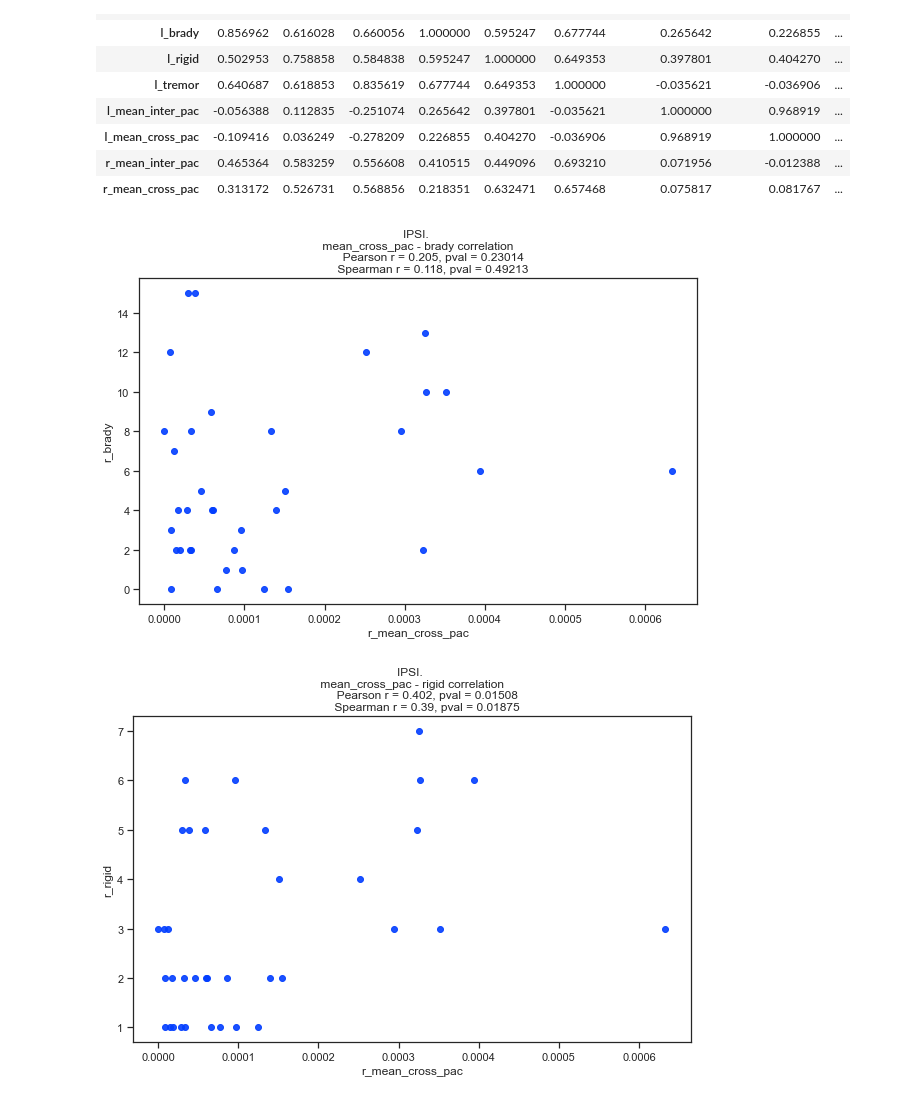
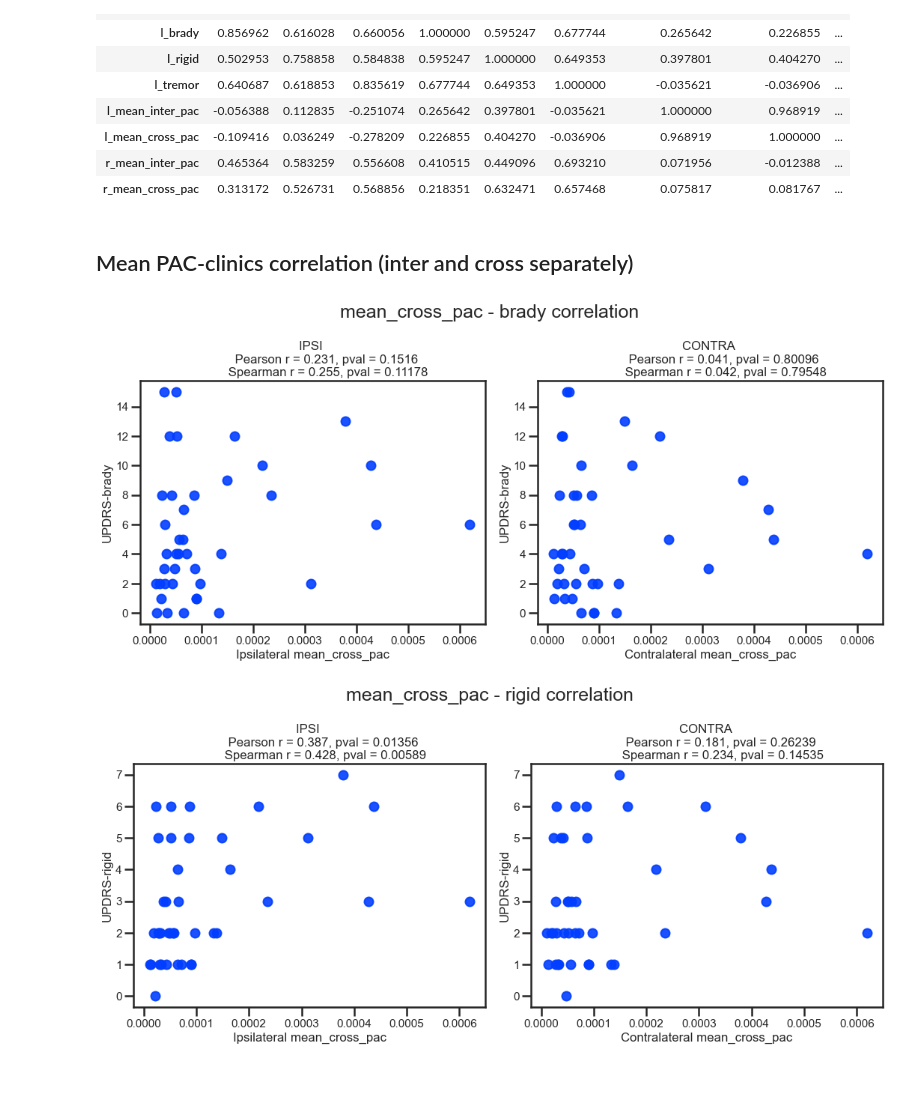
Before and after one commit to atimcenko/pac, a Jupyter notebook: dev_clinics_correlation.ipynb, the cells around one changed output. Cells and saved outputs as stored; diff of their text form; code cells hidden in the pictures.

```diff
--- a/dev_clinics_correlation.ipynb
+++ b/dev_clinics_correlation.ipynb
@@ -174,7 +223,7 @@ p2 = load_patient(2)
 p3 = load_patient(3)
 p4 = load_patient(4)
 p5 = load_patient(5)
-#p6 = load_patient(6)
+p6 = load_patient(6)
 # %% [output]
 Patient directory:  D:\LAB\AlexPAC\data\Patient1
 Patient directory:  D:\LAB\AlexPAC\data\Patient2
@@ -394,30 +420,82 @@ df.to_csv('clinics_with_pac.csv', sep=',')
+# %% [markdown]
+## Mean PAC-clinics correlation (inter and cross separately)
 # %%
+sns.set_context('poster', font_scale=0.7)
+sns.color_palette('bright')
+
+with open('path_data.txt', 'r') as f:
+    data_path = f.readline()
+
+save_path = os.path.join(data_path, 'im_common', 'PAC and clinics correlation')
+
+try:
+    os.makedirs(save_path)
+except:
+    pass
+
+
 sides = ['l', 'r']
 sides_titles = ["LEFT", "RIGHT"]
 
-# IPSI
 
+counter = 1
 for pac_type in ['mean_cross_pac', 'mean_inter_pac']:
     for symptom in ['brady', 'rigid', 'tremor']:
+        fig, axes = plt.subplots(1, 2, figsize=(15, 7))
+        plt.suptitle(f"{pac_type} - {symptom} correlation ", fontsize=25)
+
+        """IPSILATERAL"""
         x1 = df[f"{sides[0]}_{pac_type}"]
         y1 = df[f"{sides[0]}_{symptom}"]
         # regardless of side, choose ipsilateral data
         x2 = df[f"{sides[1]}_{pac_type}"]
         y2 = df[f"{sides[1]}_{symptom}"]
 
         x = pd.concat((x1, x2), ignore_index=True)
         y = pd.concat((y1, y2), ignore_index=True)
 
         rho_p, pval_p = stats.pearsonr(x, y)
         rho_s, pval_s = stats.spearmanr(x, y)
-        title = f"IPSI. \n {pac_type} - {symptom} correlation \n  \
+
+
+        ax = axes[0]
+        title = f"IPSI \n \
         Pearson r = {round(rho_p, 3)}, pval = {round(pval_p, 5)} \n \
         Spearman r = {round(rho_s, 3)}, pval = {round(pval_s, 5)}"
-        plt.scatter(x, y, alpha=0.9)
-        plt.title(title)
-        plt.xlabel(f"{sides[i]}_{pac_type}")
-        plt.ylabel(f"{sides[i]}_{symptom}")
+        ax.scatter(x, y, alpha=0.9)
+        ax.set_title(title)
+        ax.set_xlabel(f"Ipsilateral {pac_type}")
+        ax.set_ylabel(f"UPDRS-{symptom}")
+
+        """CONTRALATERAL"""
+        x1 = df[f"{sides[0]}_{pac_type}"]
+        y1 = df[f"{sides[1]}_{symptom}"]
+        # regardless of side, choose ipsilateral data
+        x2 = df[f"{sides[1]}_{pac_type}"]
+        y2 = df[f"{sides[0]}_{symptom}"]
+
+        x = pd.concat((x1, x2), ignore_index=True)
+        y = pd.concat((y1, y2), ignore_index=True)
+
+        rho_p, pval_p = stats.pearsonr(x, y)
+        rho_s, pval_s = stats.spearmanr(x, y)
+
+        ax = axes[1]
+        title = f"CONTRA \n \
+        Pearson r = {round(rho_p, 3)}, pval = {round(pval_p, 5)} \n \
+        Spearman r = {round(rho_s, 3)}, pval = {round(pval_s, 5)}"
+        ax.scatter(x, y, alpha=0.9)
+        ax.set_title(title)
+        ax.set_xlabel(f"Contralateral {pac_type}")
+        ax.set_ylabel(f"UPDRS-{symptom}")
+
+        plt.tight_layout()
+
+        fig_path = os.path.join(save_path, f"{counter}. {pac_type}-{symptom}.png")
+        plt.savefig(fig_path, bbox_inches='tight', dpi=150)
+
         plt.show()
+        counter += 1
 # %% [output]
-[figure, old version]
+[figure, new version]
-[figure, old version]
+[figure, new version]
```
Also changed, not shown: parts of 32 cells of this notebook, 4 other files.
